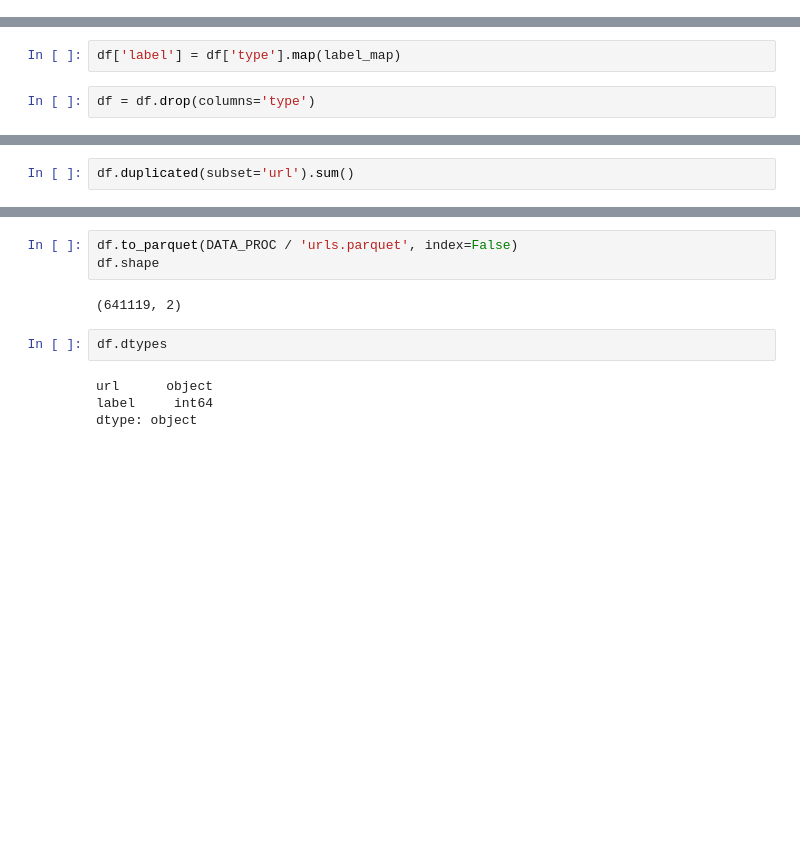
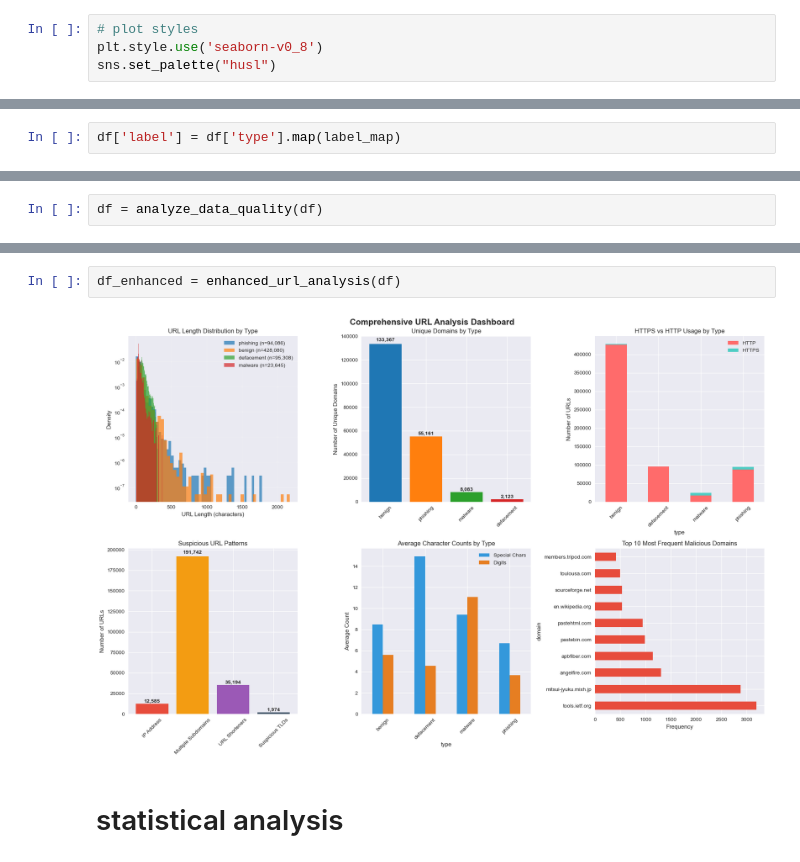
Before and after one commit to kyrikonis/phishing-web-detection, a Jupyter notebook: notebooks/01_data_and_scraping.ipynb, the cells around one changed output, grey strips where cells are left out. Drawn from its saved outputs; the diff is of its cells as text; blank space fills up the shorter version.

Commit message:
advanced notebook 01, to work on 02 next, written in vscode and transferred, lots of EDA and plots. Functions reusable for future due to issues we had with previous code

```diff
--- a/notebooks/01_data_and_scraping.ipynb
+++ b/notebooks/01_data_and_scraping.ipynb
@@ -8,3 +22,7 @@ from pathlib import Path
+# %%
+# plot styles
+plt.style.use('seaborn-v0_8')
+sns.set_palette("husl")
 # %%
 DATA_RAW = Path("../data/raw")
 DATA_PROC = Path("../data/processed")
@@ -42,5 +60,3 @@ label_map = {
 }
 # %%
 df['label'] = df['type'].map(label_map)
-# %%
-df = df.drop(columns='type')
@@ -62,3 +109,3 @@ dtype: int64
 # %%
-df.duplicated(subset='url').sum()
+df = analyze_data_quality(df)
 # %% [output]
@@ -80,11 +239,6 @@ df.describe()
 # %%
-df.to_parquet(DATA_PROC / 'urls.parquet', index=False)
-df.shape
+df_enhanced = enhanced_url_analysis(df)
 # %% [output]
-(641119, 2)
+[figure, added]
-# %%
-df.dtypes
-# %% [output]
-url      object
-label     int64
-dtype: object
+# %% [markdown]
+# statistical analysis
```
Also changed, not shown: parts of 21 cells of this notebook, 3 other files.
